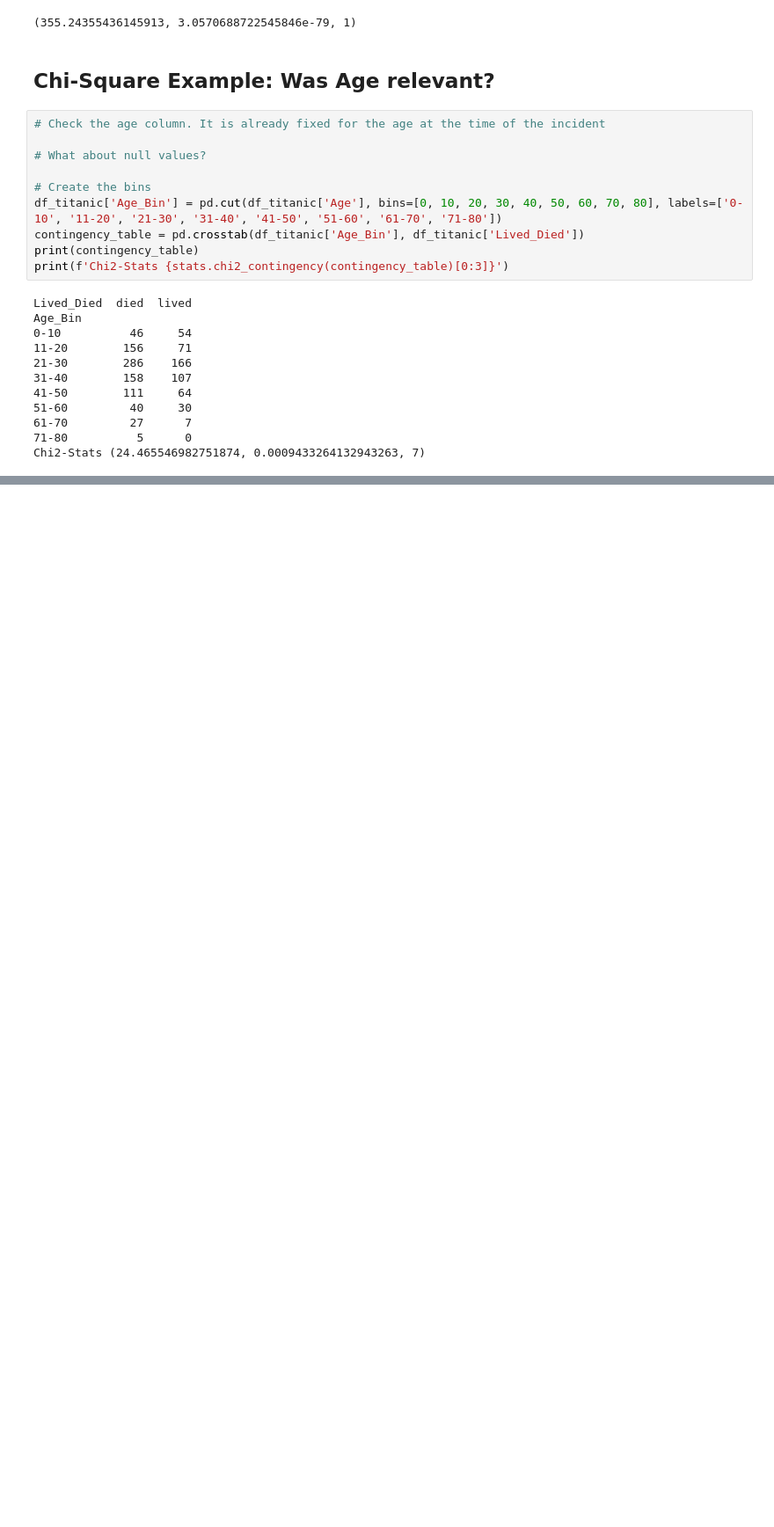
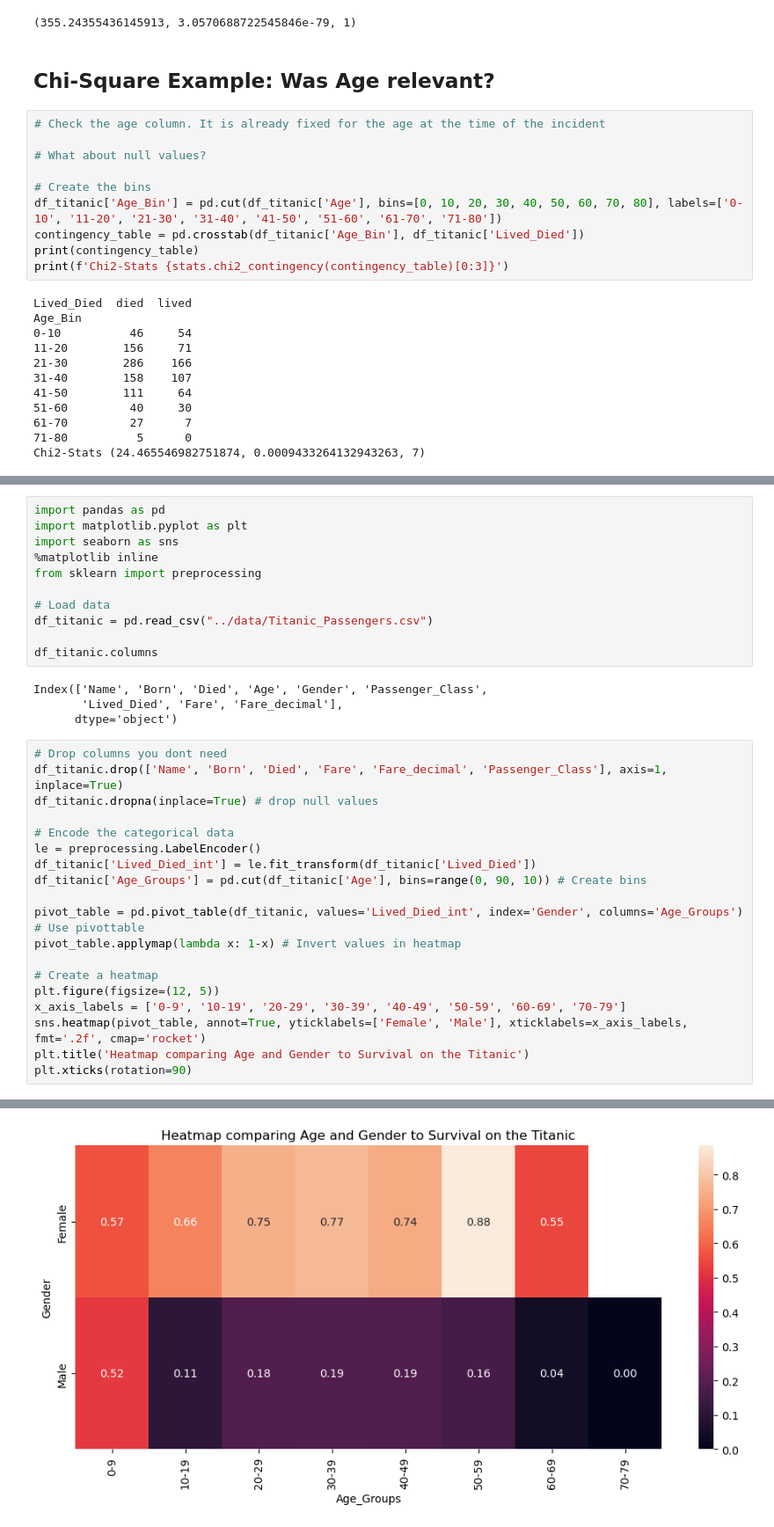
Before and after one commit to CS4580/my-notes-CarstenScholle, a Jupyter notebook: module6/titanic_passenger_analysis.ipynb, the cells around one changed output, grey strips where cells are left out. Shown: that part at 88% size. Cells and saved outputs as stored; diff of their text form; blank space fills up the shorter version.

```diff
--- a/module6/titanic_passenger_analysis.ipynb
+++ b/module6/titanic_passenger_analysis.ipynb
@@ -128,0 +119,35 @@ Name: count, dtype: int64
+# %%
+import pandas as pd
+import matplotlib.pyplot as plt
+import seaborn as sns
+%matplotlib inline
+from sklearn import preprocessing
+
+# Load data
+df_titanic = pd.read_csv("../data/Titanic_Passengers.csv")
+
+df_titanic.columns
+# %% [output]
+Index(['Name', 'Born', 'Died', 'Age', 'Gender', 'Passenger_Class',
+       'Lived_Died', 'Fare', 'Fare_decimal'],
+      dtype='object')
+# %%
+# Drop columns you dont need
+df_titanic.drop(['Name', 'Born', 'Died', 'Fare', 'Fare_decimal', 'Passenger_Class'], axis=1, inplace=True)
+df_titanic.dropna(inplace=True) # drop null values
+
+# Encode the categorical data
+le = preprocessing.LabelEncoder()
+df_titanic['Lived_Died_int'] = le.fit_transform(df_titanic['Lived_Died'])
+df_titanic['Age_Groups'] = pd.cut(df_titanic['Age'], bins=range(0, 90, 10)) # Create bins
+
+pivot_table = pd.pivot_table(df_titanic, values='Lived_Died_int', index='Gender', columns='Age_Groups')  # Use pivottable
+pivot_table.applymap(lambda x: 1-x) # Invert values in heatmap
+
+# Create a heatmap
+plt.figure(figsize=(12, 5))
+x_axis_labels = ['0-9', '10-19', '20-29', '30-39', '40-49', '50-59', '60-69', '70-79']
+sns.heatmap(pivot_table, annot=True, yticklabels=['Female', 'Male'], xticklabels=x_axis_labels, fmt='.2f', cmap='rocket')
+plt.title('Heatmap comparing Age and Gender to Survival on the Titanic')
+plt.xticks(rotation=90)
+# %% [output]
@@ -128,0 +163 @@ Name: count, dtype: int64
+[figure, added]
```
Also changed, not shown: parts of 33 cells of this notebook.
